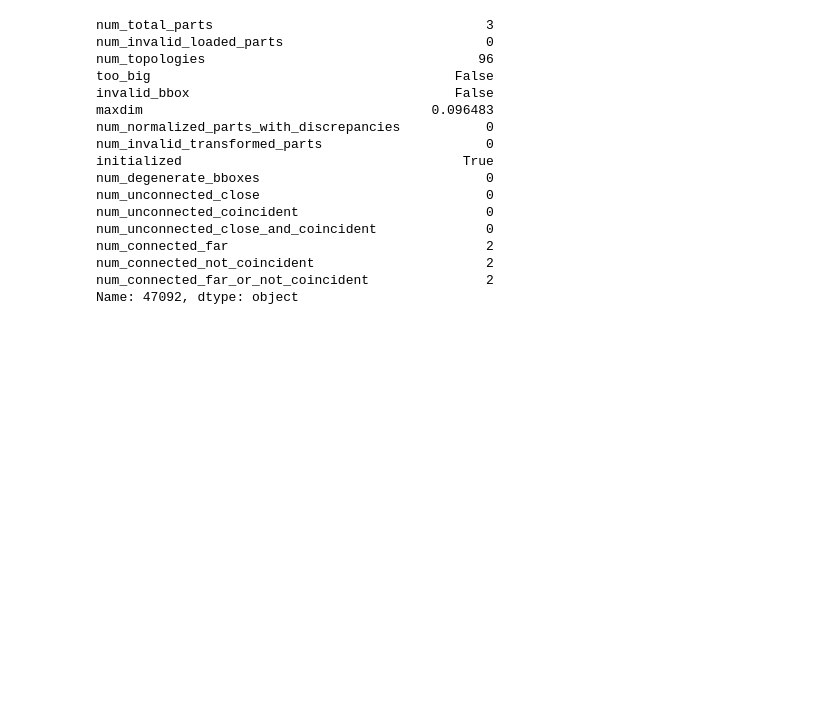
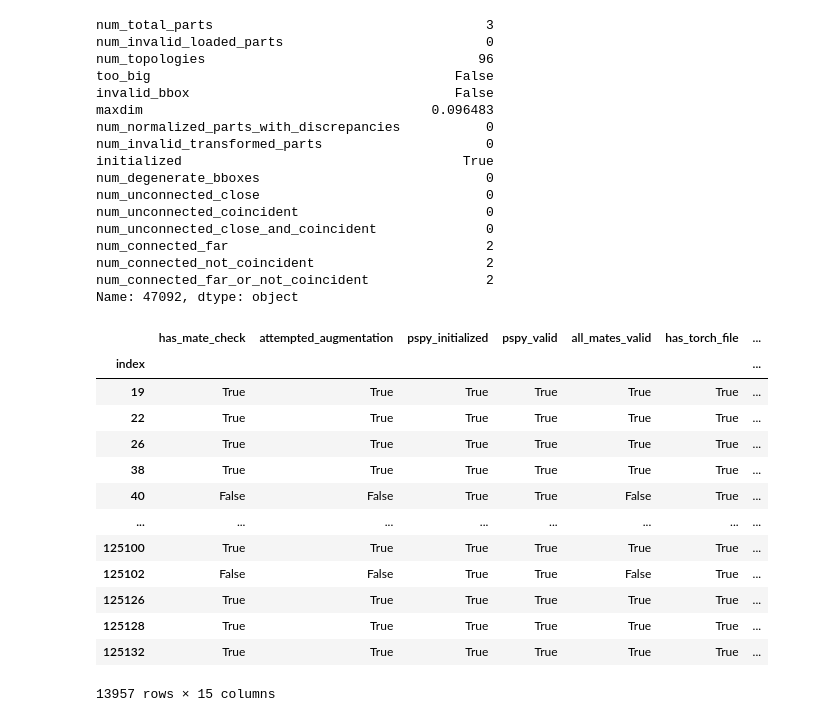
Before and after one commit to ShnitzelKiller/Mechanical, a Jupyter notebook: pspy_testing.ipynb, the cells around one changed output. Saved outputs shown, nothing was run; the diff lists cells and outputs as text; code cells hidden in the pictures; blank space fills up the shorter version.

```diff
--- a/pspy_testing.ipynb
+++ b/pspy_testing.ipynb
@@ -545,3 +545,22 @@ num_connected_far                                 2
 num_connected_not_coincident                      2
 num_connected_far_or_not_coincident               2
 Name: 47092, dtype: object
+# %%
+final_df = ps.read_parquet('/fast/jamesn8/assembly_data/assembly_torch2_fixsize/finalized_dataset_fixed/final_stat.parquet')
+# %%
+final_df
+# %% [output]
+|  | has_mate_check | attempted_augmentation | pspy_initialized | pspy_valid | all_mates_valid | has_torch_file | ... |
+| index |  |  |  |  |  |  | ... |
+| 19 | True | True | True | True | True | True | ... |
+| 22 | True | True | True | True | True | True | ... |
+| 26 | True | True | True | True | True | True | ... |
+| 38 | True | True | True | True | True | True | ... |
+| 40 | False | False | True | True | False | True | ... |
+| ... | ... | ... | ... | ... | ... | ... | ... |
+| 125100 | True | True | True | True | True | True | ... |
+| 125102 | False | False | True | True | False | True | ... |
+| 125126 | True | True | True | True | True | True | ... |
+| 125128 | True | True | True | True | True | True | ... |
+| 125132 | True | True | True | True | True | True | ... |
+13957 rows × 15 columns
```
Also changed, not shown: parts of 2 cells of this notebook, 6 other files.
